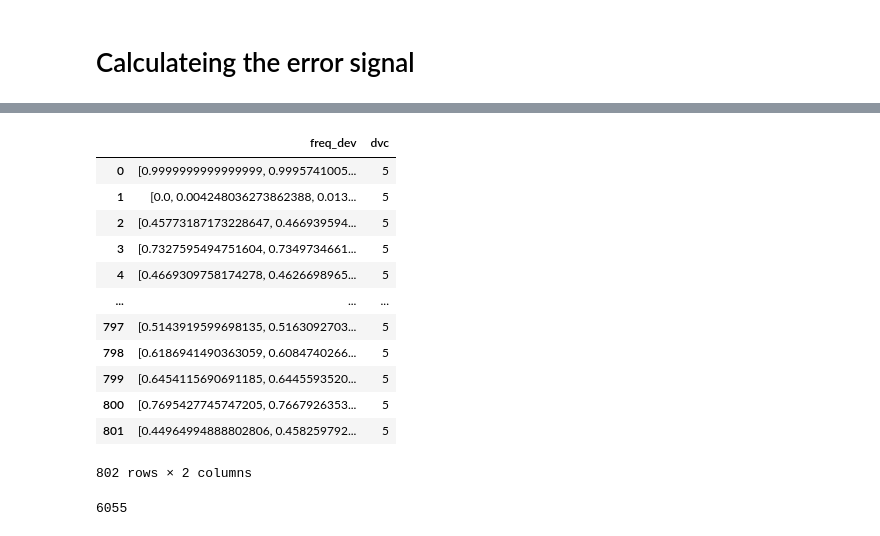
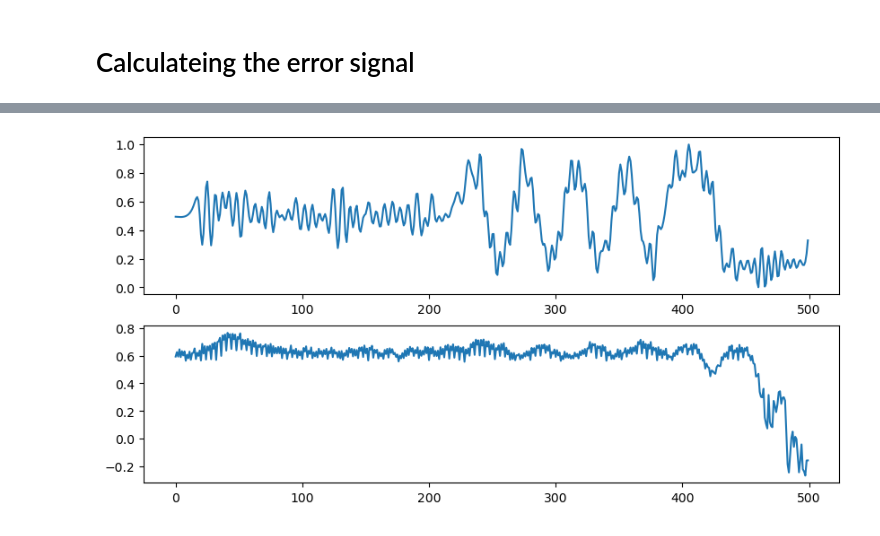
Before and after one commit to mkashani-phd/AnomolyDetection, a Jupyter notebook: VAE_LSTM.ipynb, the cells around one changed output, grey strips where cells are left out. Saved outputs shown, nothing was run; the diff lists cells and outputs as text; code cells hidden in the pictures.

```diff
--- a/VAE_LSTM.ipynb
+++ b/VAE_LSTM.ipynb
@@ -654,24 +555,16 @@ plt.legend(loc='upper right')
-# %%
-onBody_test
-# %% [output]
-|  | freq_dev | dvc |
-| 0 | [0.9999999999999999, 0.9995741005... | 5 |
-| 1 | [0.0, 0.004248036273862388, 0.013... | 5 |
-| 2 | [0.45773187173228647, 0.466939594... | 5 |
-| 3 | [0.7327595494751604, 0.7349734661... | 5 |
-| 4 | [0.4669309758174278, 0.4626698965... | 5 |
-| ... | ... | ... |
-| 797 | [0.5143919599698135, 0.5163092703... | 5 |
-| 798 | [0.6186941490363059, 0.6084740266... | 5 |
-| 799 | [0.6454115690691185, 0.6445593520... | 5 |
-| 800 | [0.7695427745747205, 0.7667926353... | 5 |
-| 801 | [0.44964994888802806, 0.458259792... | 5 |
-802 rows × 2 columns
-# %%
-cnt = 0
-for anchor, positive, negative in triplet_dataloader:
-    cnt += 1
-
-print(cnt)
-# %% [output]
-6055
+# %%
+for anchor, positive, negative in triplet_dataloader_plot:
+    # plt.plot(, label='anchor')
+    res =  ONBODY_model.forward(anchor.to(DEVICE).view(-1, SAMPLE_CHOPPED))
+    fig = plt.figure(figsize=(10, 5))
+
+    plt.subplot(2, 1, 1)
+    plt.plot(anchor[0][0].detach().cpu().numpy())
+
+    plt.subplot(2, 1, 2)
+    plt.plot(res[0].detach().cpu().numpy())
+
+    plt.show()
+    break
+# %% [output]
+[figure, added]
```
Also changed, not shown: parts of 9 cells of this notebook, 6 other files.
